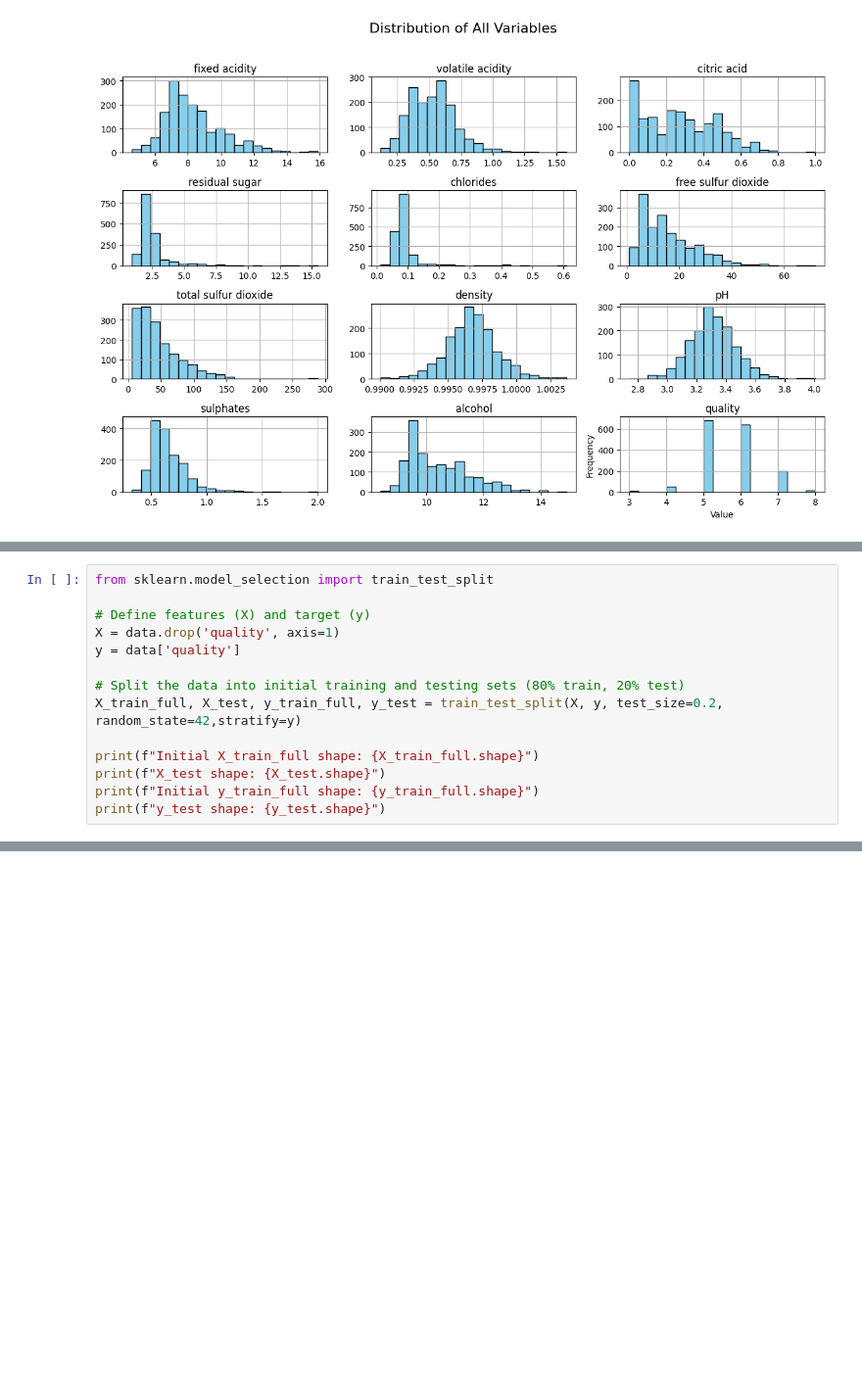
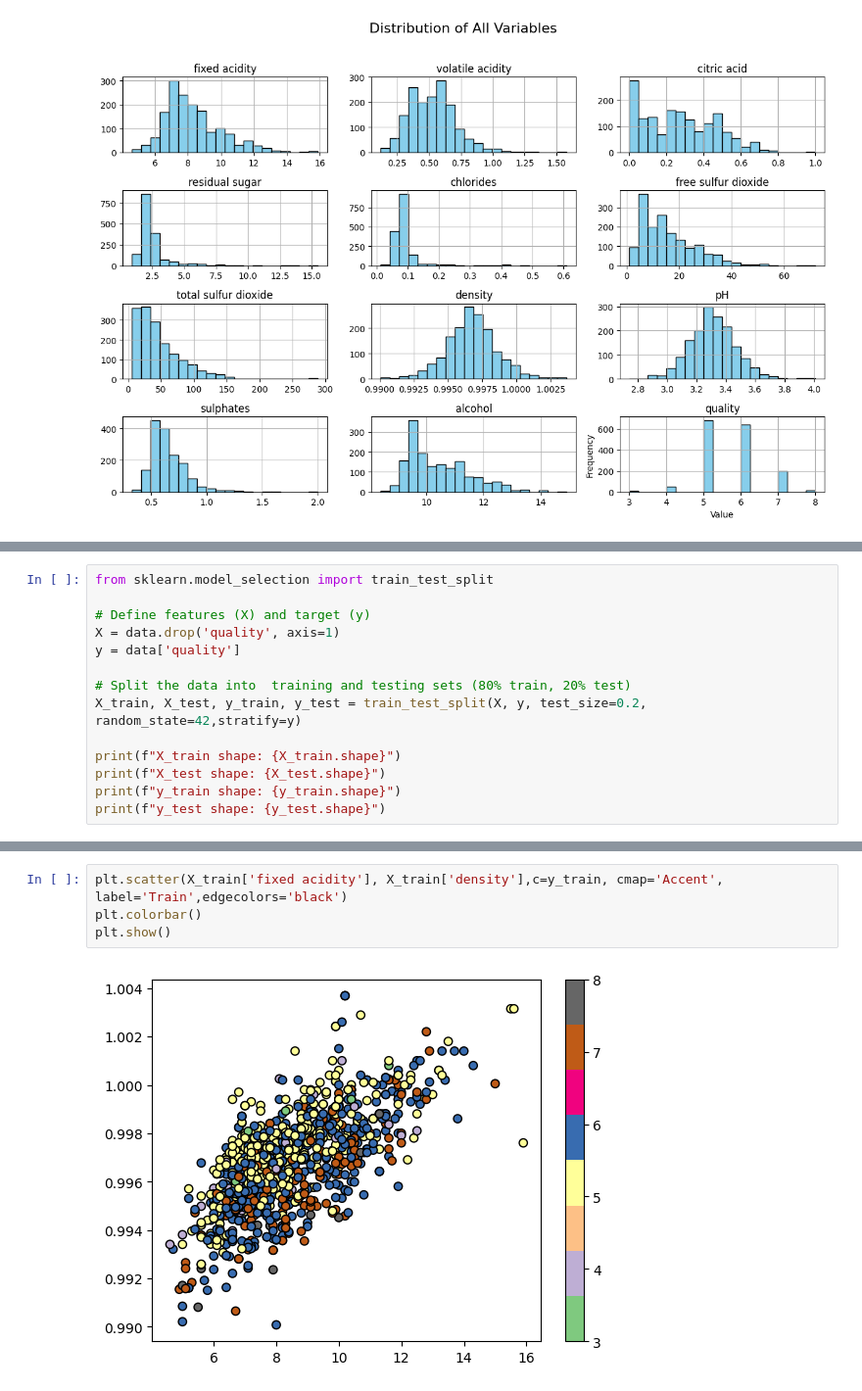
Before and after one commit to 22f2000792/MLP-prac, a Jupyter notebook: prac1.ipynb, the cells around one changed output, grey strips where cells are left out. Shown at 98% size. Cells and saved outputs as stored; diff of their text form; blank space fills up the shorter version.

Commit message:
plotting

```diff
--- a/prac1.ipynb
+++ b/prac1.ipynb
@@ -104,11 +104,11 @@ from sklearn.model_selection import train_test_split
 X = data.drop('quality', axis=1)
 y = data['quality']
 
-# Split the data into initial training and testing sets (80% train, 20% test)
-X_train_full, X_test, y_train_full, y_test = train_test_split(X, y, test_size=0.2, random_state=42,stratify=y)
+# Split the data into  training and testing sets (80% train, 20% test)
+X_train, X_test, y_train, y_test = train_test_split(X, y, test_size=0.2, random_state=42,stratify=y)
 
-print(f"Initial X_train_full shape: {X_train_full.shape}")
+print(f"X_train shape: {X_train.shape}")
 print(f"X_test shape: {X_test.shape}")
-print(f"Initial y_train_full shape: {y_train_full.shape}")
+print(f"y_train shape: {y_train.shape}")
 print(f"y_test shape: {y_test.shape}")
 # %% [output]
@@ -120,0 +137,6 @@ y_test shape: (320,)
+# %%
+plt.scatter(X_train['fixed acidity'], X_train['density'],c=y_train, cmap='Accent', label='Train',edgecolors='black')
+plt.colorbar()
+plt.show()
+# %% [output]
+[figure, added]
```
Also changed, not shown: parts of 5 cells of this notebook.
